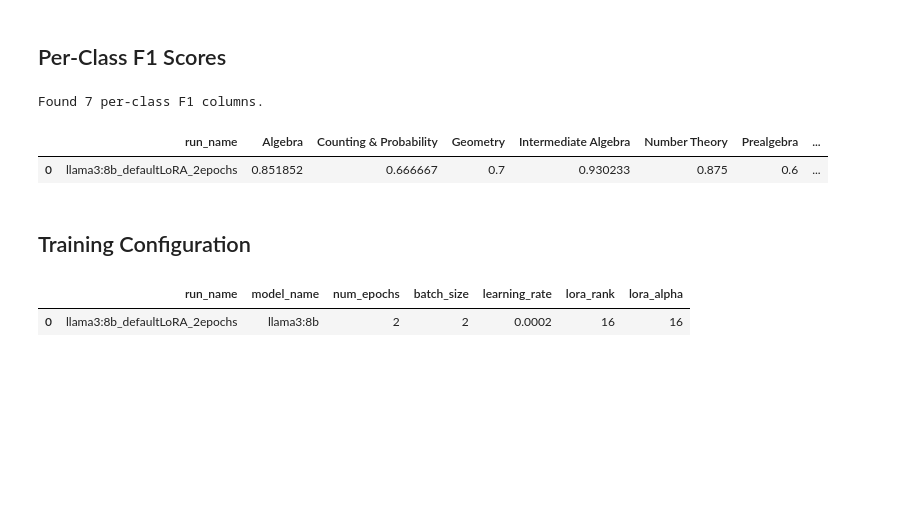
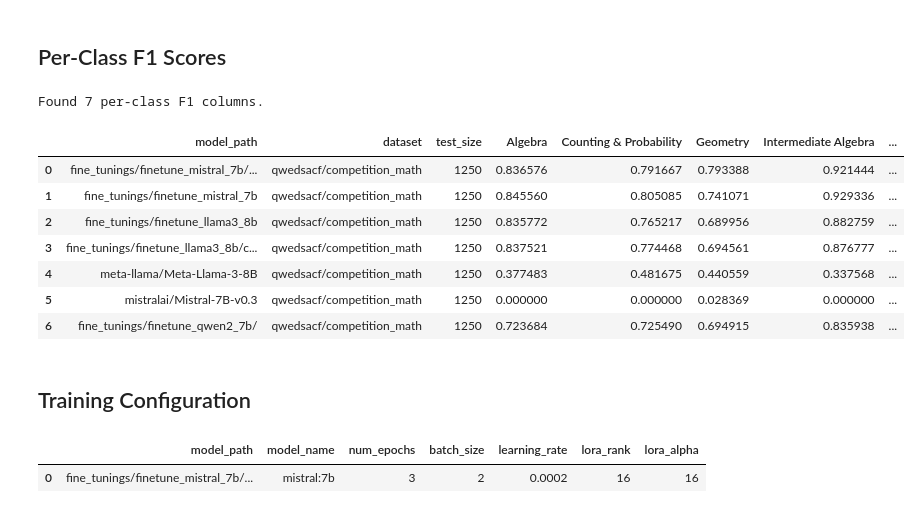
Before and after one commit to yass-ML/AdvancedNLP-Project, a Jupyter notebook: notebooks/view_experiments.ipynb, the cells around one changed output. Drawn from its saved outputs; the diff is of its cells as text; code cells hidden in the pictures; blank space fills up the shorter version.

```diff
--- a/notebooks/view_experiments.ipynb
+++ b/notebooks/view_experiments.ipynb
@@ -9,7 +9,7 @@ pd.set_option('display.width', None)
 # %%
 # Load results (assuming notebook is in notebooks/ and csv is in root)
 try:
-    df = pd.read_csv('../experiments.csv')
+    df = pd.read_csv('../fine_tunings/experiments.csv')
 except FileNotFoundError:
     # Fallback if running from root
     df = pd.read_csv('experiments.csv')
@@ -35,22 +47,28 @@ df[available_cols].sort_values('accuracy', ascending=False)
 # %%
 # Extract per-class F1 columns
 f1_cols = [c for c in df.columns if c.endswith('_f1') and c != 'f1_weighted']
 print(f"Found {len(f1_cols)} per-class F1 columns.")
 if f1_cols:
-    display_df = df[['run_name'] + f1_cols].copy()
-    display_df.columns = ['run_name'] + [c.replace('_f1', '') for c in f1_cols]
+    display_df = df[['model_path', 'dataset', 'test_size',] + f1_cols].copy()
+    display_df.columns = ['model_path', 'dataset', 'test_size',] + [c.replace('_f1', '') for c in f1_cols]
     display(display_df)
 # %% [output]
 Found 7 per-class F1 columns.
-|  | run_name | Algebra | Counting & Probability | Geometry | Intermediate Algebra | Number Theory | Prealgebra | ... |
-| 0 | llama3:8b_defaultLoRA_2epochs | 0.851852 | 0.666667 | 0.7 | 0.930233 | 0.875 | 0.6 | ... |
+|  | model_path | dataset | test_size | Algebra | Counting & Probability | Geometry | Intermediate Algebra | ... |
+| 0 | fine_tunings/finetune_mistral_7b/... | qwedsacf/competition_math | 1250 | 0.836576 | 0.791667 | 0.793388 | 0.921444 | ... |
+| 1 | fine_tunings/finetune_mistral_7b | qwedsacf/competition_math | 1250 | 0.845560 | 0.805085 | 0.741071 | 0.929336 | ... |
+| 2 | fine_tunings/finetune_llama3_8b | qwedsacf/competition_math | 1250 | 0.835772 | 0.765217 | 0.689956 | 0.882759 | ... |
+| 3 | fine_tunings/finetune_llama3_8b/c... | qwedsacf/competition_math | 1250 | 0.837521 | 0.774468 | 0.694561 | 0.876777 | ... |
+| 4 | meta-llama/Meta-Llama-3-8B | qwedsacf/competition_math | 1250 | 0.377483 | 0.481675 | 0.440559 | 0.337568 | ... |
+| 5 | mistralai/Mistral-7B-v0.3 | qwedsacf/competition_math | 1250 | 0.000000 | 0.000000 | 0.028369 | 0.000000 | ... |
+| 6 | fine_tunings/finetune_qwen2_7b/ | qwedsacf/competition_math | 1250 | 0.723684 | 0.725490 | 0.694915 | 0.835938 | ... |
 # %% [markdown]
 ## Training Configuration
 # %%
 # Config columns
-config_cols = ['run_name', 'model_name', 'num_epochs', 'batch_size', 'learning_rate', 'lora_rank', 'lora_alpha']
+config_cols = ['model_path', 'model_name', 'num_epochs', 'batch_size', 'learning_rate', 'lora_rank', 'lora_alpha']
 available_config = [c for c in config_cols if c in df.columns]
 df[available_config]
 # %% [output]
-|  | run_name | model_name | num_epochs | batch_size | learning_rate | lora_rank | lora_alpha |
-| 0 | llama3:8b_defaultLoRA_2epochs | llama3:8b | 2 | 2 | 0.0002 | 16 | 16 |
+|  | model_path | model_name | num_epochs | batch_size | learning_rate | lora_rank | lora_alpha |
+| 0 | fine_tunings/finetune_mistral_7b/... | mistral:7b | 3 | 2 | 0.0002 | 16 | 16 |
```
Also changed, not shown: parts of 2 cells of this notebook, 5 other files.
